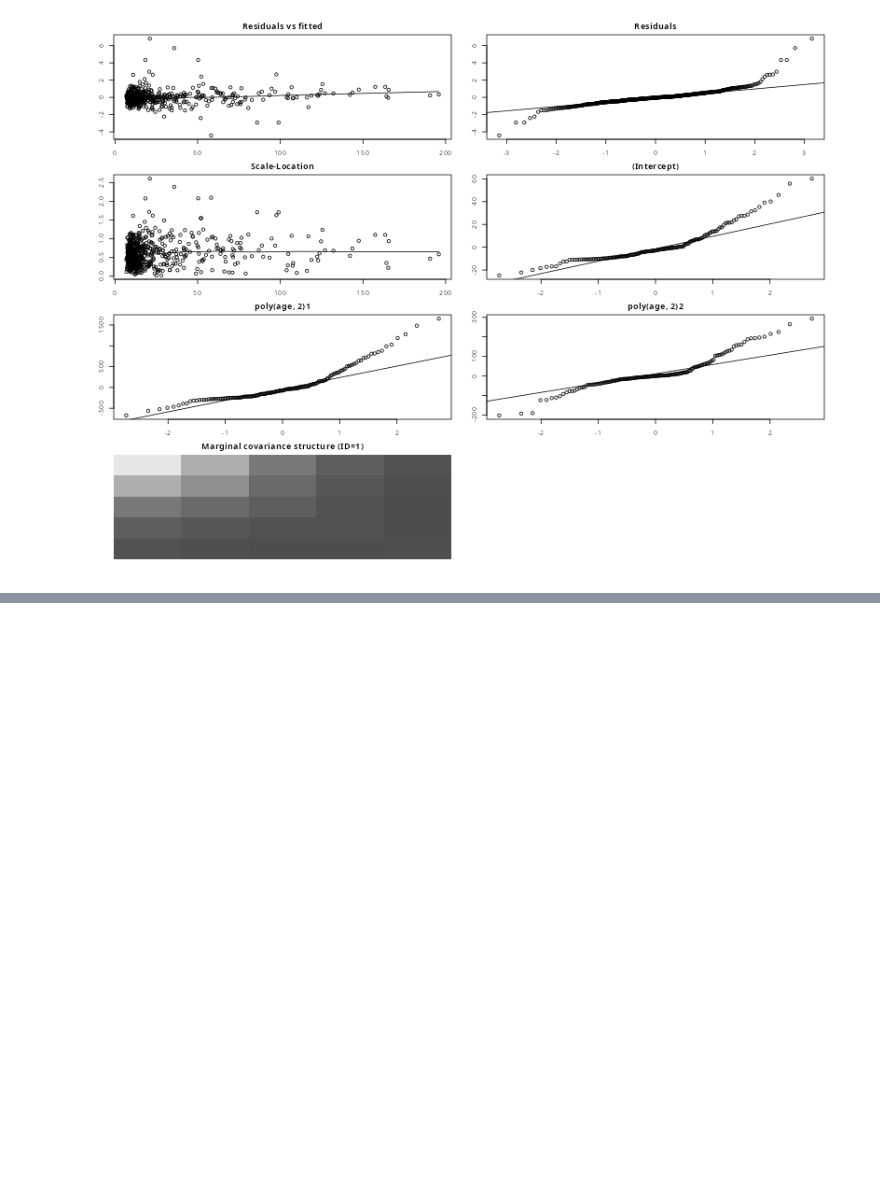
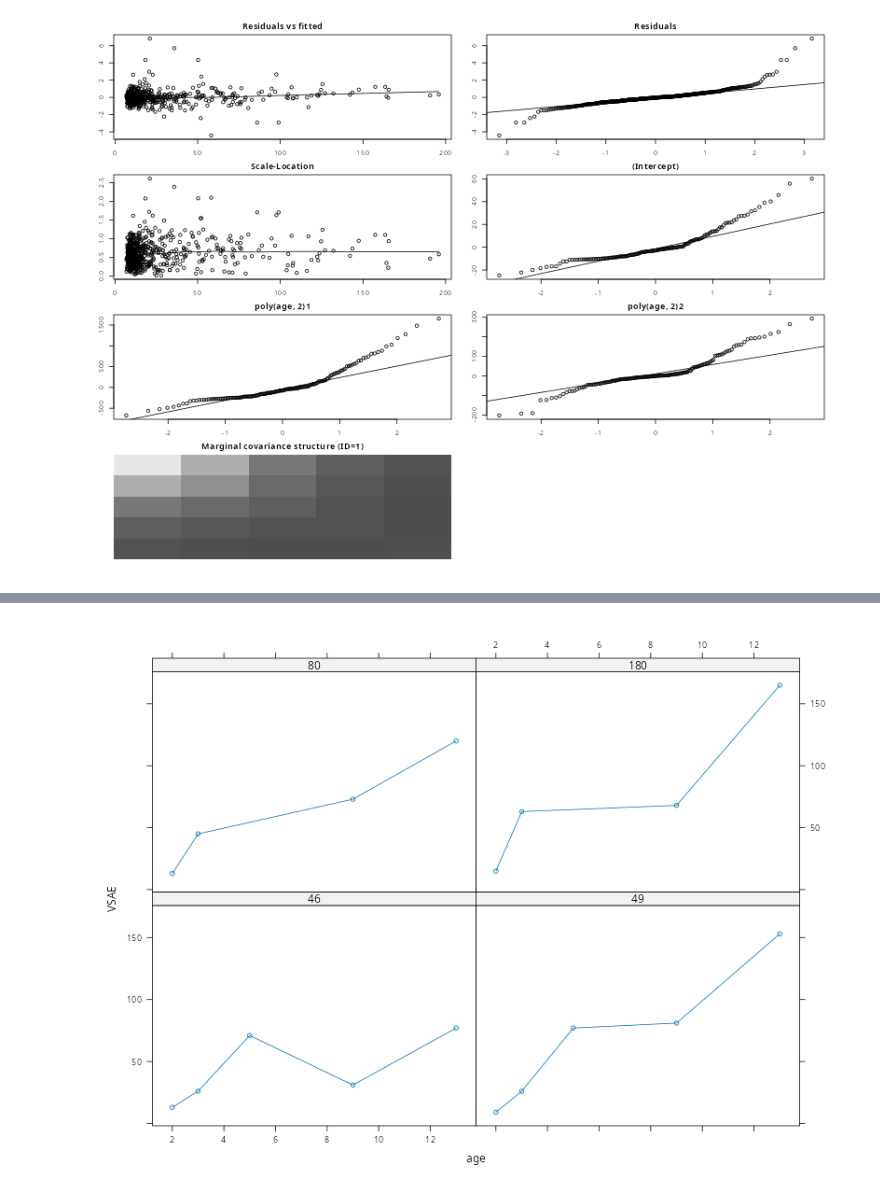
Before and after one commit to PCHN63112-Mixed-Models/mixed-effects-advanced, a Jupyter notebook: _build/jupyter_execute/workshops/autism-workshop.ipynb, the cells around one changed output, grey strips where cells are left out. Saved outputs shown, nothing was run; the diff lists cells and outputs as text; code cells hidden in the pictures; blank space fills up the shorter version.

```diff
--- a/_build/jupyter_execute/workshops/autism-workshop.ipynb
+++ b/_build/jupyter_execute/workshops/autism-workshop.ipynb
@@ -493,0 +479,7 @@ plot.lme(autism.lme, vcov.id='1')
+# %%
+res.norm       <- resid(autism.lme, type="normalized") # get normalised residuals
+idx            <- which(abs(res.norm) > 3)             # identify which are > 3
+mod.data       <- nlme::getData(autism.lme)            # get data used in the fit
+outliers       <- mod.data[idx, ]                      # subset the data based on the outliers
+outliers$resid <- res.norm[idx]                        # add the residuals as a column for comparison
+print(outliers)
@@ -493,0 +497,8 @@ plot.lme(autism.lme, vcov.id='1')
+# %%
+xyplot(
+  VSAE ~ age|childid,                                     # x-axis=age, panel=child
+  data   = subset(autism, childid %in% outliers$childid), # only outlier children
+  type   = "b"                                            # lines with points
+)
+# %% [output]
+[figure, added]
```
Also changed, not shown: parts of 33 cells of this notebook, 11 other files.
